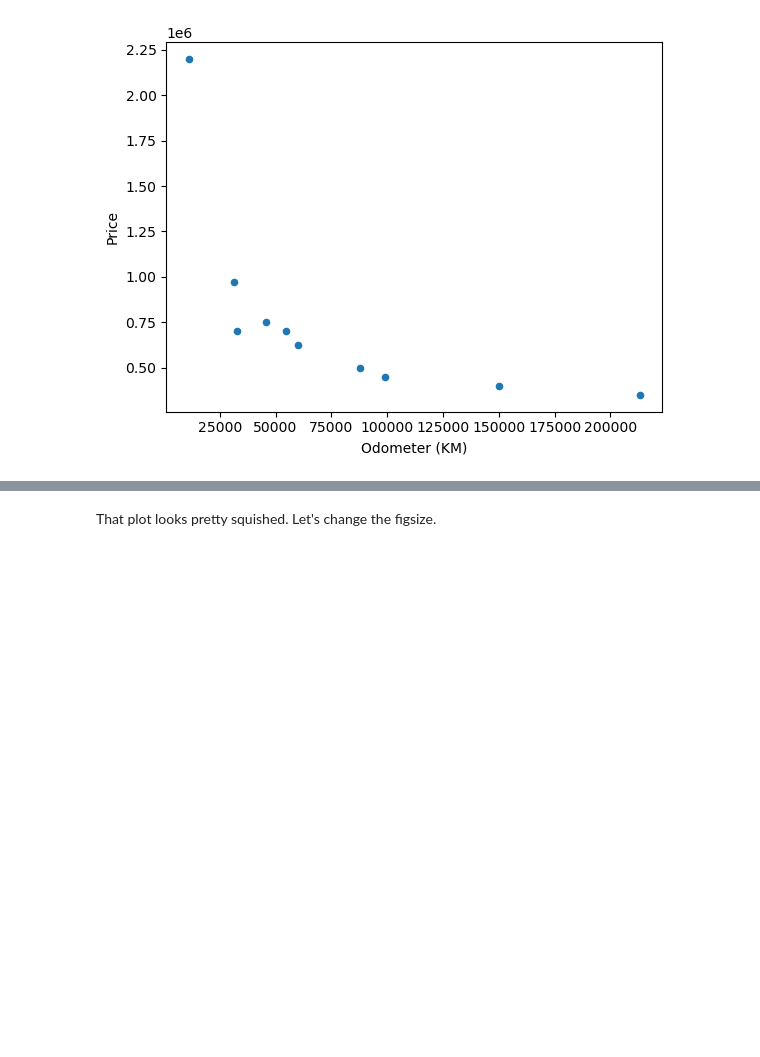
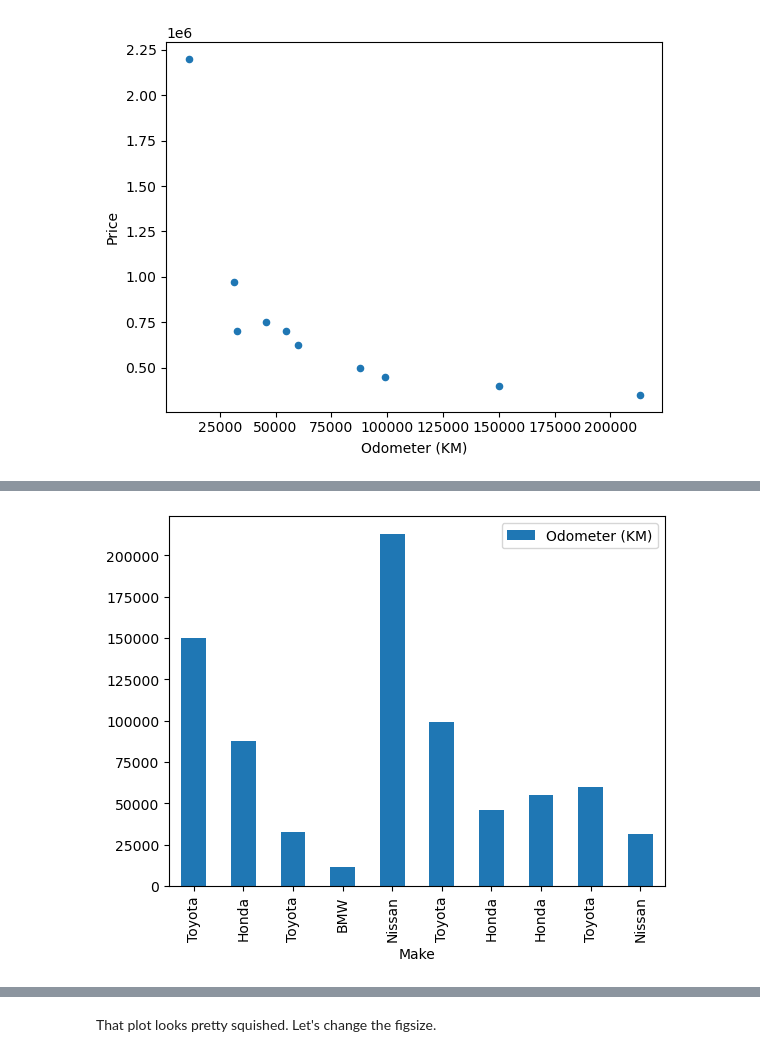
Before and after one commit to 4Mia/Practice, a Jupyter notebook: matplotlib-exercises.ipynb, the cells around one changed output, grey strips where cells are left out. Cells and saved outputs as stored; diff of their text form; code cells hidden in the pictures; blank space fills up the shorter version.

```diff
--- a/matplotlib-exercises.ipynb
+++ b/matplotlib-exercises.ipynb
@@ -217,4 +219,7 @@ car_sales.plot(x="Odometer (KM)", y="Price", kind="scatter");
 # %%
 # Create a bar graph of the 'Make' and 'Odometer (KM)' columns in the car_sales DataFrame
+car_sales.plot(x="Make", y="Odometer (KM)", kind="bar");
+# %% [output]
+[figure, added]
 # %%
 # Create a histogram of the 'Odometer (KM)' column
```
Also changed, not shown: parts of 21 cells of this notebook, 2 other files.
